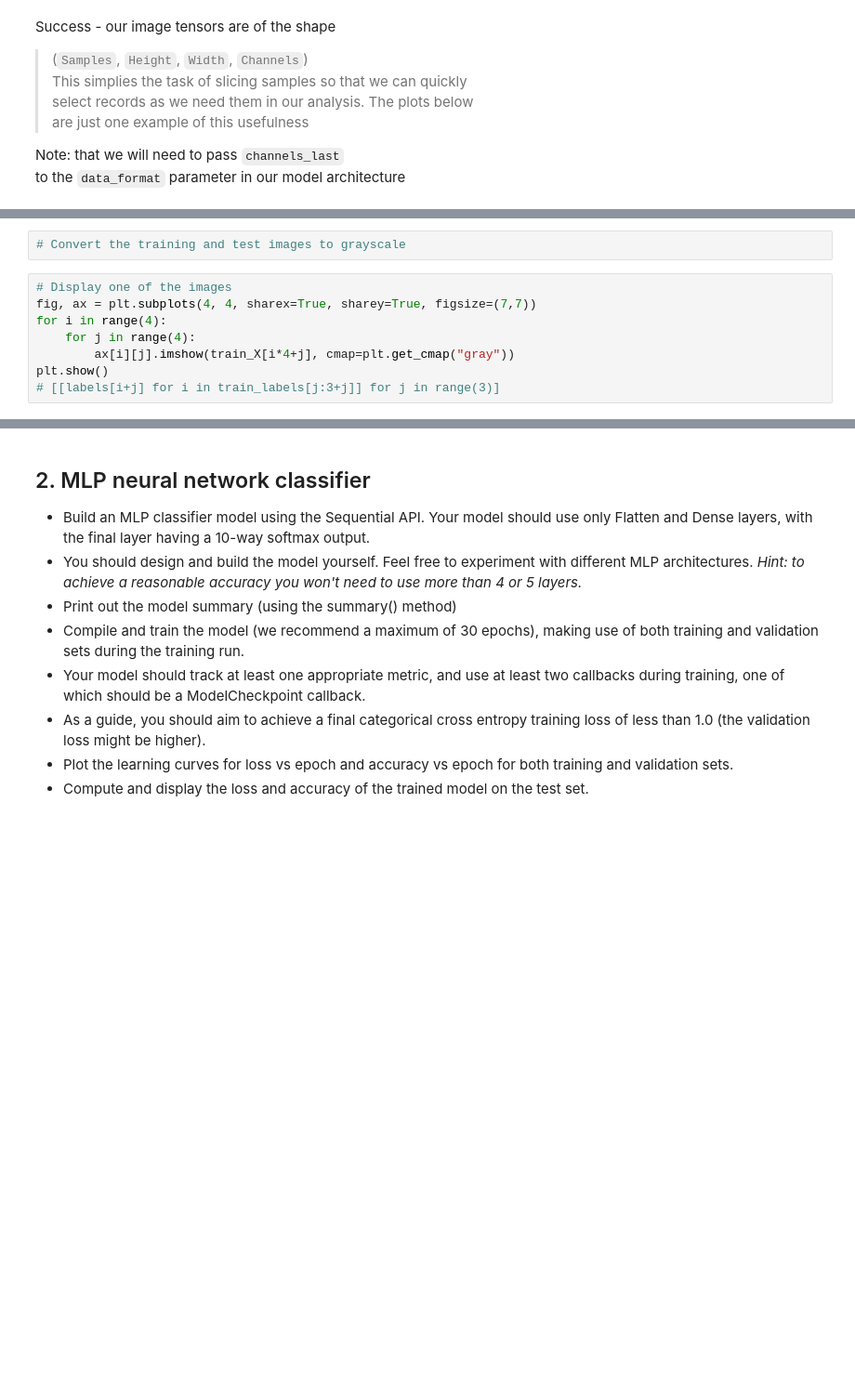
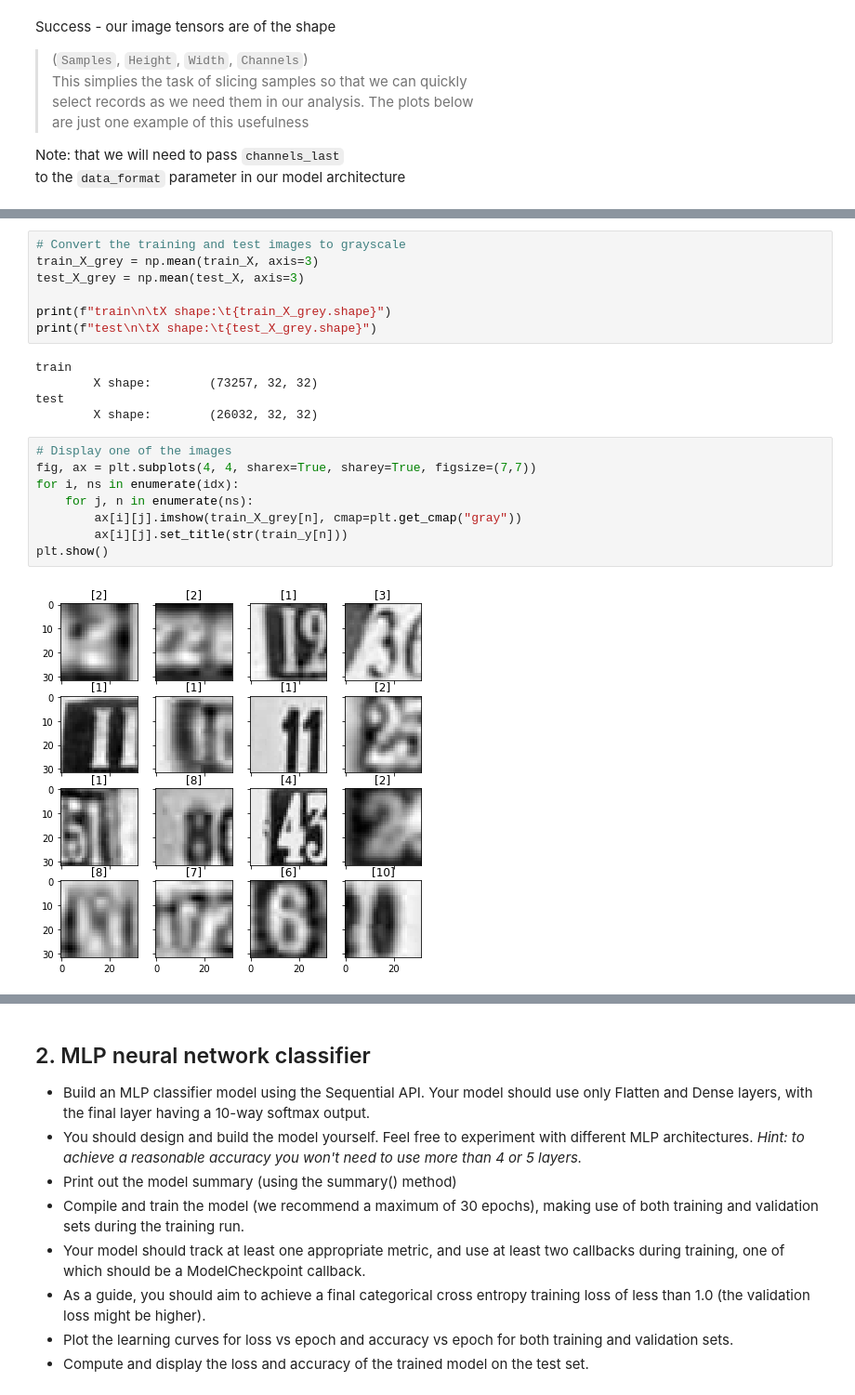
Before and after one commit to cogentdom/tf2-for-deep-learning, a Jupyter notebook: starting-tensorflow/SVHN Classifier.ipynb, the cells around one changed output, grey strips where cells are left out. Shown at 93% size. Cells and saved outputs as stored; diff of their text form; blank space fills up the shorter version.

```diff
--- a/starting-tensorflow/SVHN Classifier.ipynb
+++ b/starting-tensorflow/SVHN Classifier.ipynb
@@ -102,10 +101,22 @@ plt.show()
-# %%
-# Convert the training and test images to grayscale
+# %%
+# Convert the training and test images to grayscale
+train_X_grey = np.mean(train_X, axis=3)
+test_X_grey = np.mean(test_X, axis=3)
+
+print(f"train\n\tX shape:\t{train_X_grey.shape}")
+print(f"test\n\tX shape:\t{test_X_grey.shape}")
+# %% [output]
+train
+        X shape:        (73257, 32, 32)
+test
+        X shape:        (26032, 32, 32)
 # %%
 # Display one of the images
 fig, ax = plt.subplots(4, 4, sharex=True, sharey=True, figsize=(7,7))
-for i in range(4):
-    for j in range(4):
-        ax[i][j].imshow(train_X[i*4+j], cmap=plt.get_cmap("gray"))
+for i, ns in enumerate(idx):
+    for j, n in enumerate(ns):
+        ax[i][j].imshow(train_X_grey[n], cmap=plt.get_cmap("gray"))
+        ax[i][j].set_title(str(train_y[n]))
 plt.show()
-# [[labels[i+j] for i in train_labels[j:3+j]] for j in range(3)]
+# %% [output]
+[figure, added]
```
Also changed, not shown: parts of 2 cells of this notebook.
